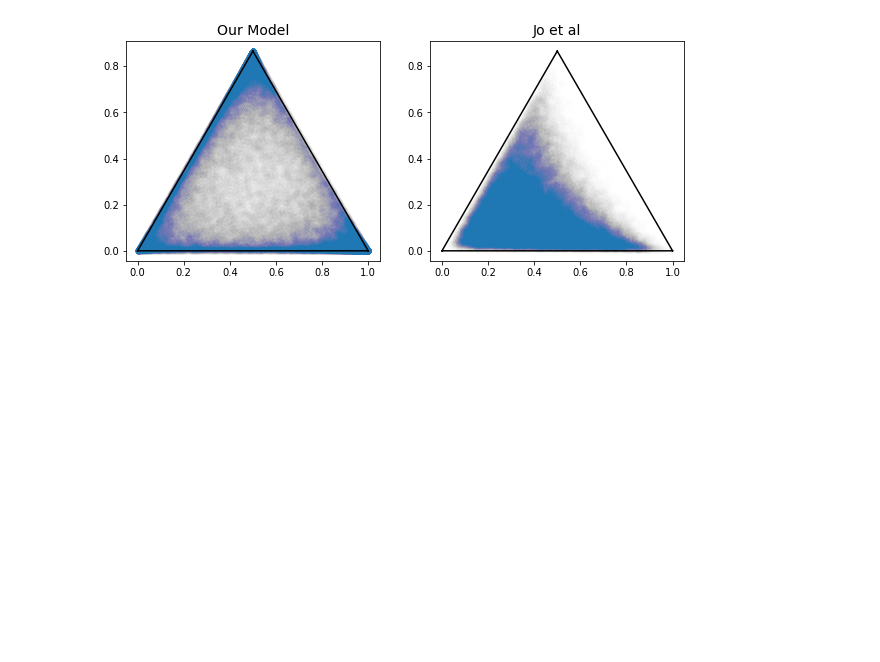
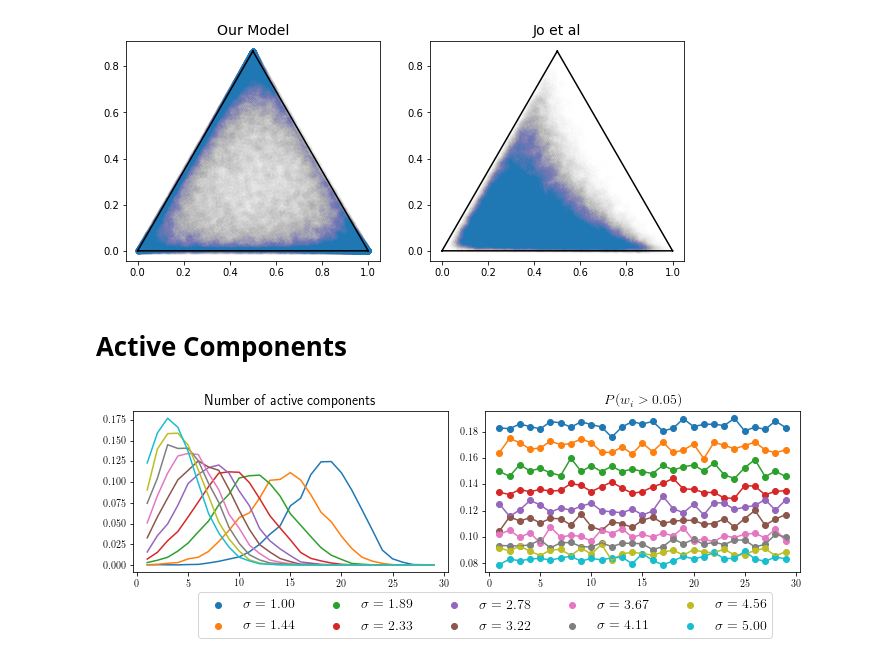
Before and after one commit to mberaha/spatial_mixtures, a Jupyter notebook: notebooks/Logitnormal MC simulations.ipynb, the cells around one changed output. Drawn from its saved outputs; the diff is of its cells as text; code cells hidden in the pictures; blank space fills up the shorter version.

```diff
--- a/notebooks/Logitnormal MC simulations.ipynb
+++ b/notebooks/Logitnormal MC simulations.ipynb
@@ -111,6 +153,7 @@ array([0.49763396, 0.59143907, 0.70292666, 0.8354299 , 0.99291029])
 i = 0
 j = 2
 
+var = 1
 rhos = [0.5, 0.75, 0.925, 0.9725, 0.99]
 corrs = np.linspace(-0.99, 0.99, 20)
 covs_by_rho = []
@@ -390,14 +334,10 @@ plt.show()
 # %% [markdown]
 ## Our model
 # %%
-def simulate_with_mean(nsamples):
-    dim = 3
-    out = np.zeros((nsamples, 2))
+def simulate_with_mean(nsamples, dim=3, sigma=1):
+    out = np.zeros((nsamples, dim - 1))
     for i in range(nsamples):
-        mean = np.random.normal(loc=0, scale=3, size=dim-1)
+        mean = np.random.normal(loc=0, scale=sigma, size=dim-1)
         draw = np.random.multivariate_normal(mean=mean, cov=np.eye(dim-1))
         out[i, :] = draw
     return np.apply_along_axis(inv_alr, 1, out)
-
-samples_our = simulate_with_mean(100000)
-projected_our = np.apply_along_axis(project_point, 1, samples_our)
@@ -441,3 +381,5 @@ plt.savefig("../images/our_vs_jo_model.png")
 plt.show()
 # %% [output]
 [figure]
+# %% [markdown]
+# Active Components
@@ -443,0 +392,35 @@ plt.show()
+# %%
+H = 30
+nsamples = 10000
+
+sigmas = np.linspace(1, 5, 10)
+samples_logitnormal = []
+for sigma in sigmas:
+    samples_logitnormal.append(simulate_with_mean(nsamples, H, sigma))
+# %%
+palette = sns.color_palette()
+fig, axes = plt.subplots(1, 2, figsize=(10, 3))
+
+for i, samples in enumerate(samples_logitnormal):
+    num_nonzero = np.zeros(nsamples)
+    for k in range(nsamples):
+        num_nonzero[k] = len(np.where(samples[k, :] > 0.01)[0])
+
+    x = np.arange(1, H)
+    y = np.array([np.sum(num_nonzero == i) for i in x]) / nsamples
+    axes[0].plot(x, y, color=palette[i])
+
+    axes[1].plot(x, np.sum(samples_logitnormal[i] > 0.05, 0)[:-1] / nsamples,
+                 color=palette[i])
+    axes[1].scatter(x, np.sum(samples_logitnormal[i] > 0.05, 0)[:-1] / nsamples,
+                    label=r"$\sigma = {{%.2f}}$" % (sigmas[i]), color=palette[i])
+
+
+axes[0].set_title("Number of active components", fontsize=TITLE_FONT_SIZE)
+axes[1].set_title(r"$P(w_i > 0.05)$", fontsize=TITLE_FONT_SIZE)
+plt.tight_layout()
+axes[1].legend(loc="lower center", bbox_to_anchor=(0.0, -0.45), ncol=5, fontsize=AXIS_FONT_SIZE+2)
+plt.savefig('num_components_ours.pdf', bbox_inches='tight')
+plt.show()
+# %% [output]
+[figure, added]
```
Also changed, not shown: parts of 26 cells of this notebook.
